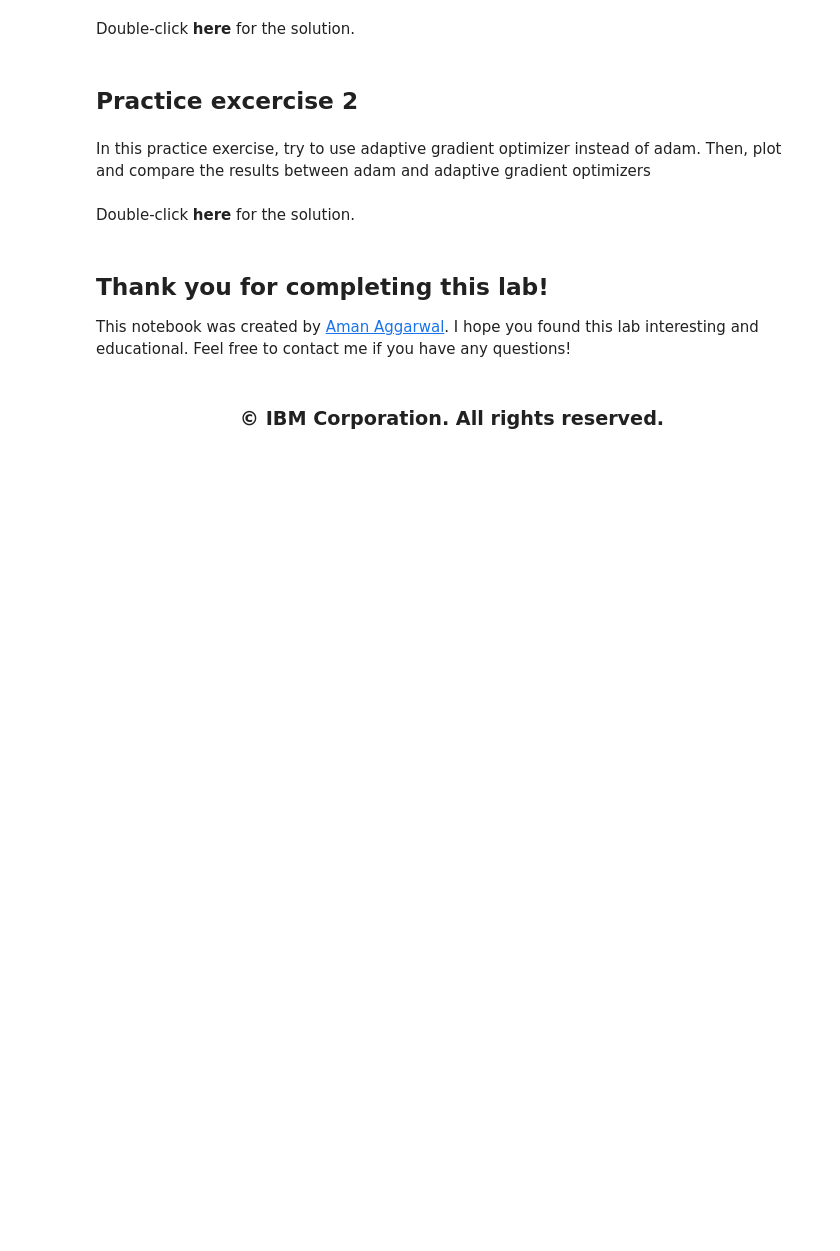
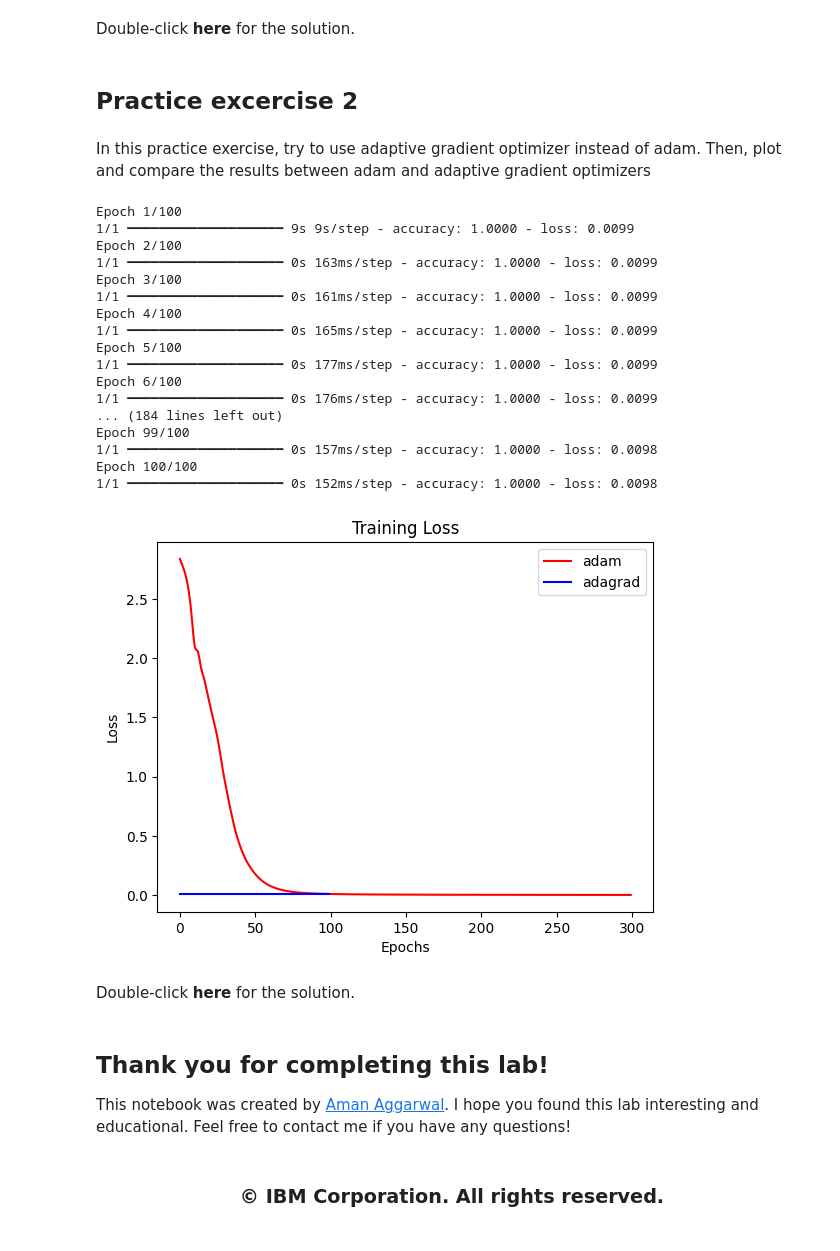
Before and after one commit to Rohit-03-19/DATA-SCIENCE, a Jupyter notebook: Learnings/DL - NN/Transformers-with-Keras-py-v1.ipynb, the cells around one changed output. Drawn from its saved outputs; the diff is of its cells as text; code cells hidden in the pictures; blank space fills up the shorter version.

```diff
--- a/Learnings/DL - NN/Transformers-with-Keras-py-v1.ipynb
+++ b/Learnings/DL - NN/Transformers-with-Keras-py-v1.ipynb
@@ -558,3 +556,41 @@ In this practice exercise, try to use adaptive gradient optimizer instead of ada
+# %%
+### Write your answer here
+
+model = Model([encoder_inputs, decoder_inputs], decoder_outputs)
+model.compile(optimizer='adagrad', loss='categorical_crossentropy', metrics=['accuracy'])
+
+
+#Step 6: Train the Model
+history_adagrad = model.fit([input_sequences, decoder_input_data], decoder_output_data, epochs=100, batch_size=16)
+
+#Plotting training losses for glorot_uniform and he_uniform inititalizers
+import matplotlib.pyplot as plt
+plt.plot(history_glorot_adam.history['loss'], label="adam", color='red')
+plt.plot(history_adagrad.history['loss'], label="adagrad", color='blue')
+plt.title('Training Loss')
+plt.xlabel('Epochs')
+plt.ylabel('Loss')
+plt.legend()
+plt.show()
+# %% [output]
+Epoch 1/100
+1/1 ━━━━━━━━━━━━━━━━━━━━ 9s 9s/step - accuracy: 1.0000 - loss: 0.0099
+Epoch 2/100
+1/1 ━━━━━━━━━━━━━━━━━━━━ 0s 163ms/step - accuracy: 1.0000 - loss: 0.0099
+Epoch 3/100
+1/1 ━━━━━━━━━━━━━━━━━━━━ 0s 161ms/step - accuracy: 1.0000 - loss: 0.0099
+Epoch 4/100
+1/1 ━━━━━━━━━━━━━━━━━━━━ 0s 165ms/step - accuracy: 1.0000 - loss: 0.0099
+Epoch 5/100
+1/1 ━━━━━━━━━━━━━━━━━━━━ 0s 177ms/step - accuracy: 1.0000 - loss: 0.0099
+Epoch 6/100
+1/1 ━━━━━━━━━━━━━━━━━━━━ 0s 176ms/step - accuracy: 1.0000 - loss: 0.0099
+... (184 lines left out)
+Epoch 99/100
+1/1 ━━━━━━━━━━━━━━━━━━━━ 0s 157ms/step - accuracy: 1.0000 - loss: 0.0098
+Epoch 100/100
+1/1 ━━━━━━━━━━━━━━━━━━━━ 0s 152ms/step - accuracy: 1.0000 - loss: 0.0098
+[figure, added]
 # %% [markdown]
 Double-click <b>here</b> for the solution.
 
```
Also changed, not shown: parts of 4 cells of this notebook, 1 other file.
